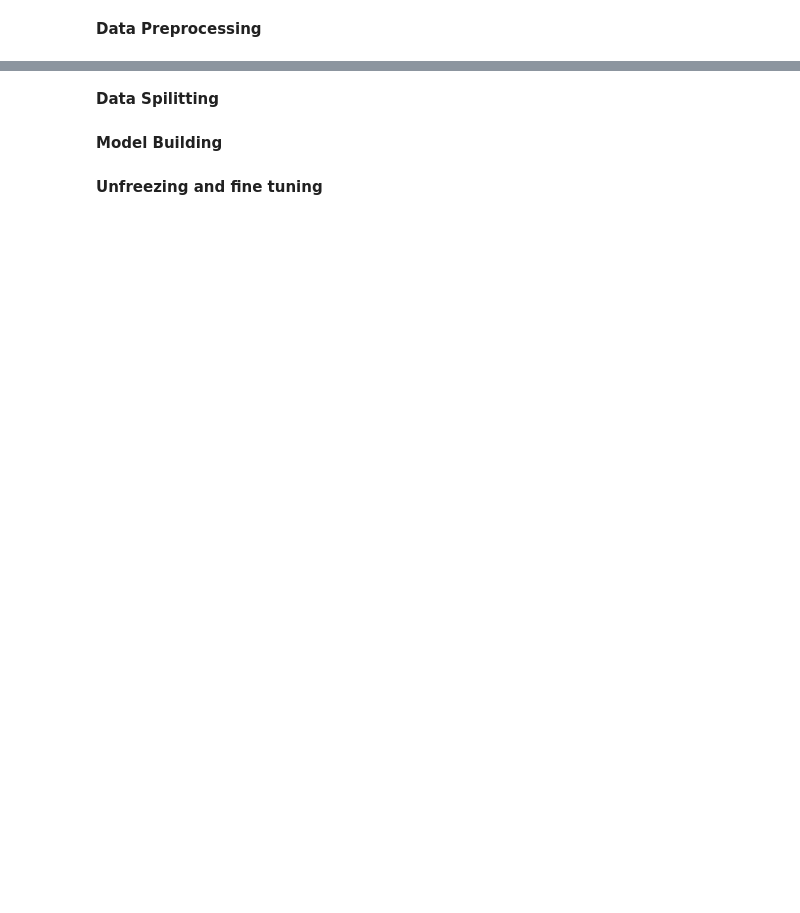
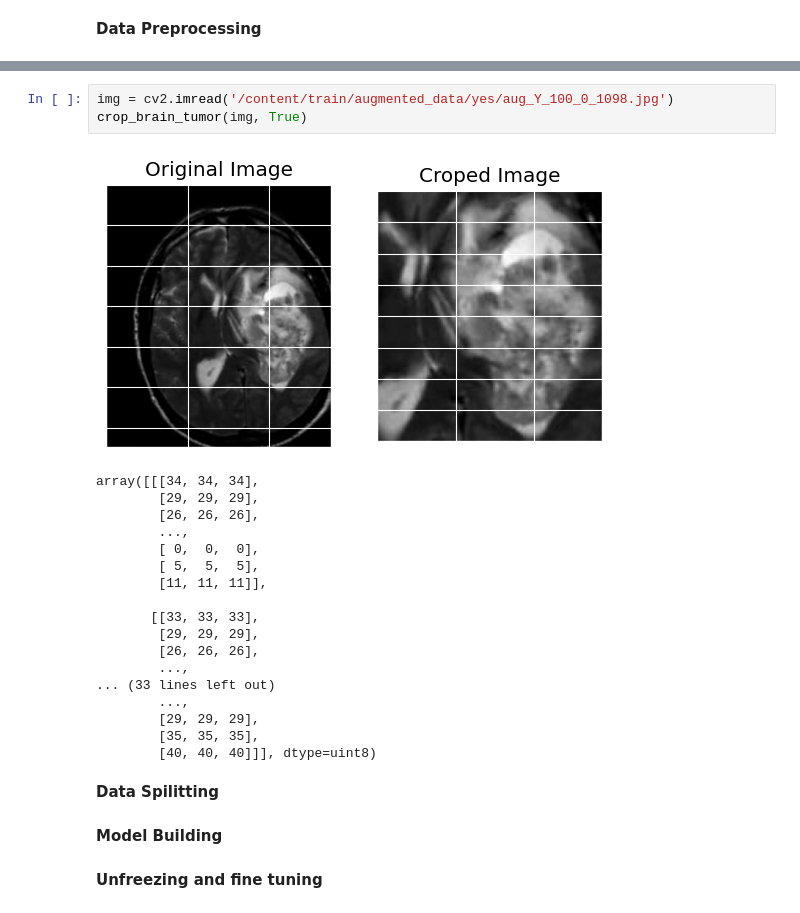
Before and after one commit to syedabusafwan/syedabusafwan, a Jupyter notebook: BrainTumorClassification.ipynb, the cells around one changed output, grey strips where cells are left out. Cells and saved outputs as stored; diff of their text form; blank space fills up the shorter version.

```diff
--- a/BrainTumorClassification.ipynb
+++ b/BrainTumorClassification.ipynb
@@ -213,3 +314,25 @@ Number of sample4125
+# %%
+img = cv2.imread('/content/train/augmented_data/yes/aug_Y_100_0_1098.jpg')
+crop_brain_tumor(img, True)
+# %% [output]
+[figure, added]
+array([[[34, 34, 34],
+        [29, 29, 29],
+        [26, 26, 26],
+        ...,
+        [ 0,  0,  0],
+        [ 5,  5,  5],
+        [11, 11, 11]],
+
+       [[33, 33, 33],
+        [29, 29, 29],
+        [26, 26, 26],
+        ...,
+... (33 lines left out)
+        ...,
+        [29, 29, 29],
+        [35, 35, 35],
+        [40, 40, 40]]], dtype=uint8)
 # %% [markdown]
 **Data Spilitting**
 # %% [markdown]
```
Also changed, not shown: parts of 5 cells of this notebook.
